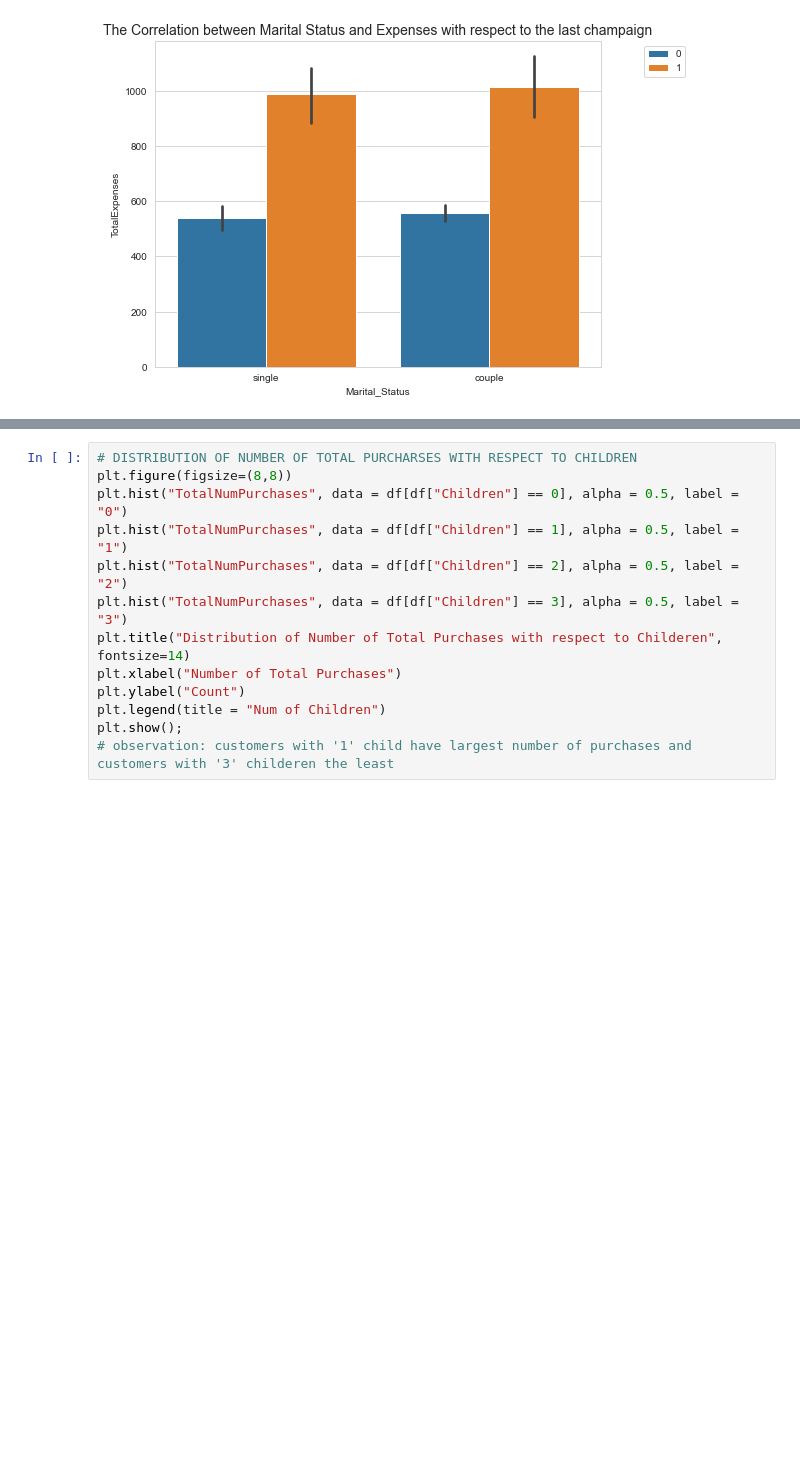
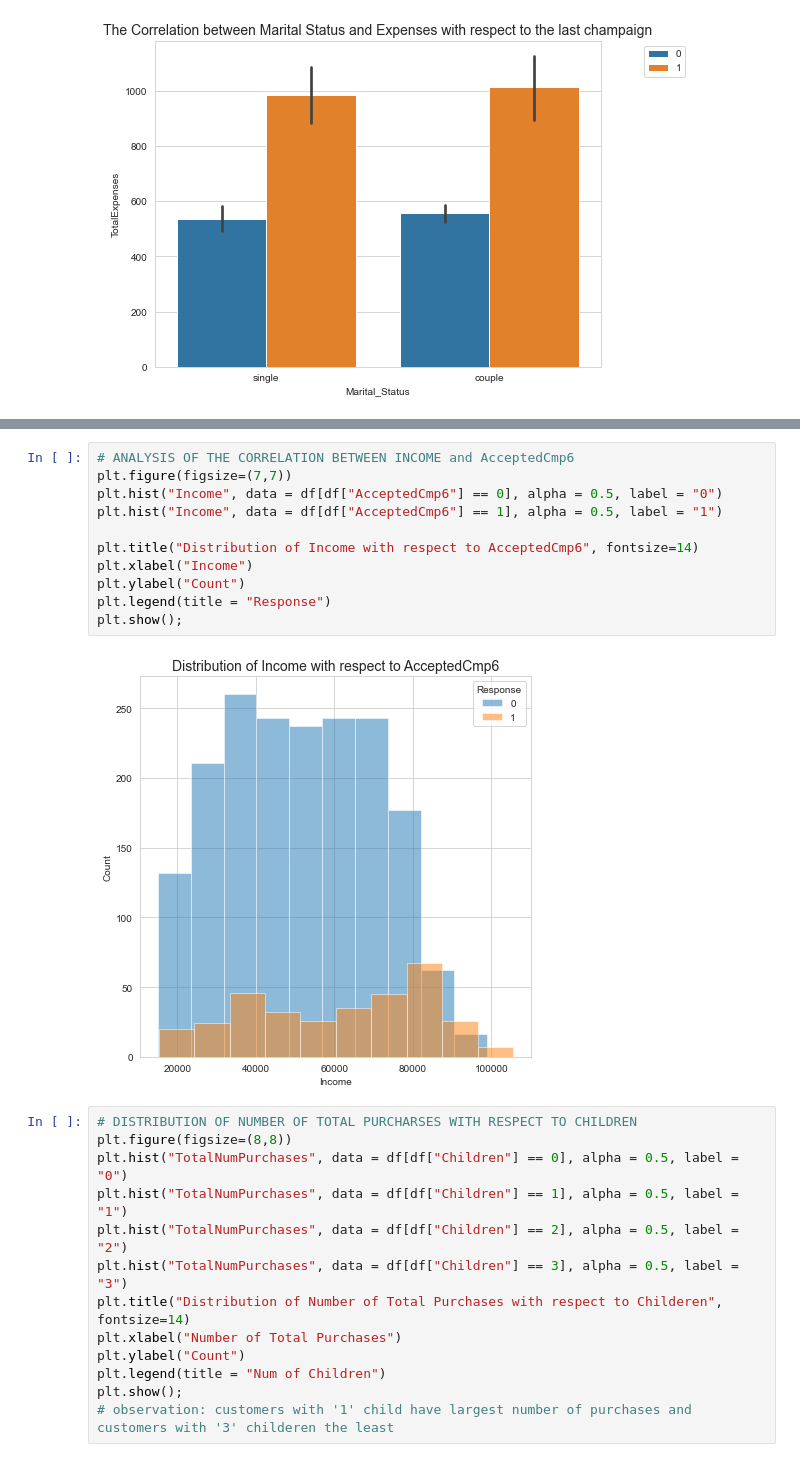
Before and after one commit to livia360/Capstone_project, a Jupyter notebook: 02_Exploratory_Data_Analysis.ipynb, the cells around one changed output, grey strips where cells are left out. Cells and saved outputs as stored; diff of their text form; blank space fills up the shorter version.

```diff
--- a/02_Exploratory_Data_Analysis.ipynb
+++ b/02_Exploratory_Data_Analysis.ipynb
@@ -186,3 +184,16 @@ plt.show()
+# %%
+# ANALYSIS OF THE CORRELATION BETWEEN INCOME and AcceptedCmp6
+plt.figure(figsize=(7,7))
+plt.hist("Income", data = df[df["AcceptedCmp6"] == 0], alpha = 0.5, label = "0")
+plt.hist("Income", data = df[df["AcceptedCmp6"] == 1], alpha = 0.5, label = "1")
+
+plt.title("Distribution of Income with respect to AcceptedCmp6", fontsize=14)
+plt.xlabel("Income")
+plt.ylabel("Count")
+plt.legend(title = "Response")
+plt.show();
+# %% [output]
+[figure, added]
 # %%
 # DISTRIBUTION OF NUMBER OF TOTAL PURCHARSES WITH RESPECT TO CHILDREN
 plt.figure(figsize=(8,8))
```
Also changed, not shown: parts of 13 cells of this notebook.
